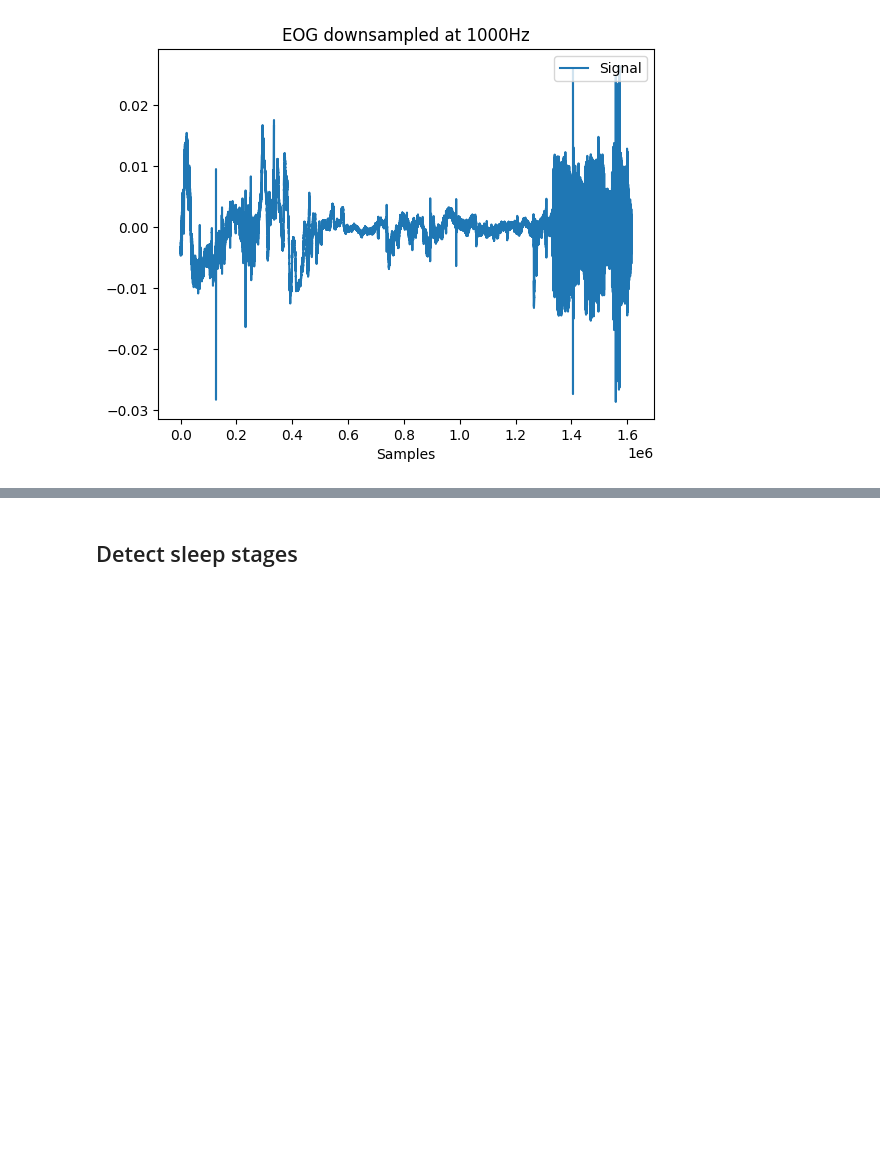
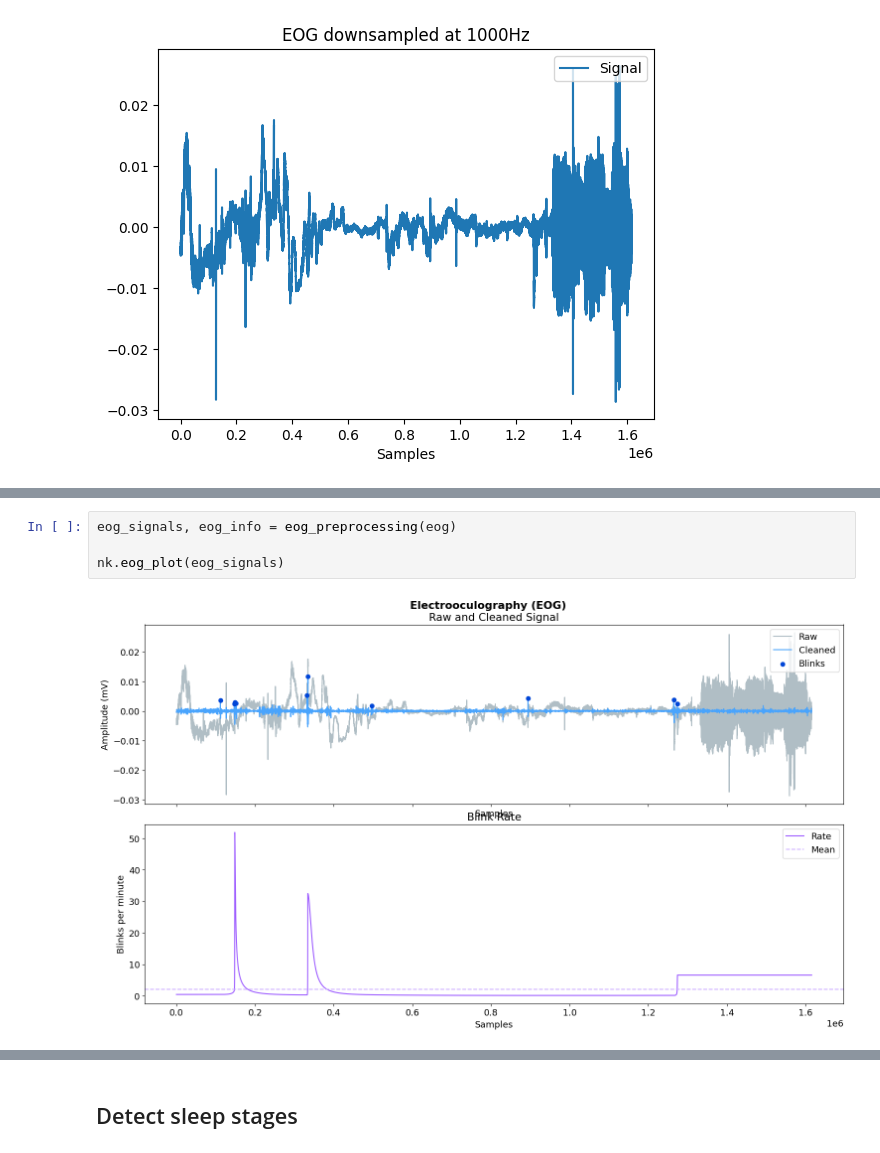
Before and after one commit to Evergarden0101/sensor-data-analysis-pipeline, a Jupyter notebook: back-end/jupyter/sleep_stage_detection.ipynb, the cells around one changed output, grey strips where cells are left out. Drawn from its saved outputs; the diff is of its cells as text; blank space fills up the shorter version.

Commit message:
created preprocessing functions

```diff
--- a/back-end/jupyter/sleep_stage_detection.ipynb
+++ b/back-end/jupyter/sleep_stage_detection.ipynb
@@ -85,0 +185,6 @@ Number of data after downsampling: 1615440
+# %%
+eog_signals, eog_info = eog_preprocessing(eog)
+
+nk.eog_plot(eog_signals)
+# %% [output]
+[figure, added]
```
Also changed, not shown: parts of 11 cells of this notebook.
